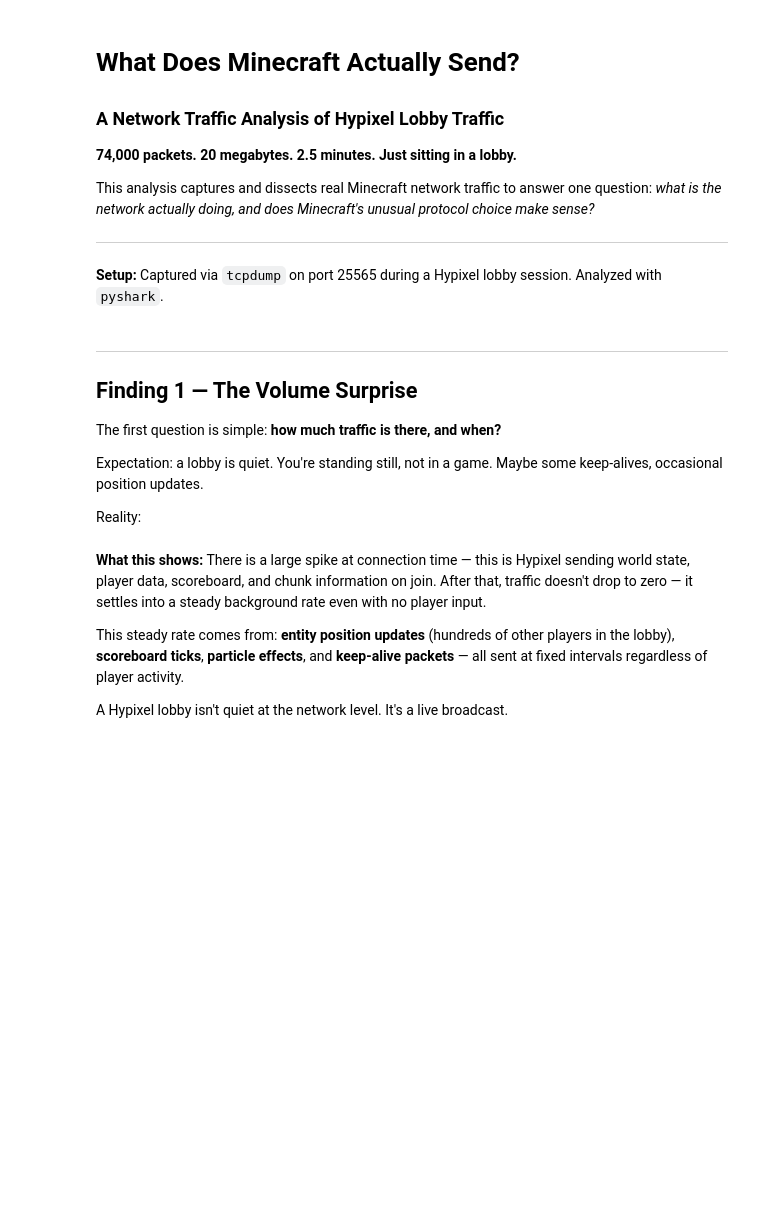
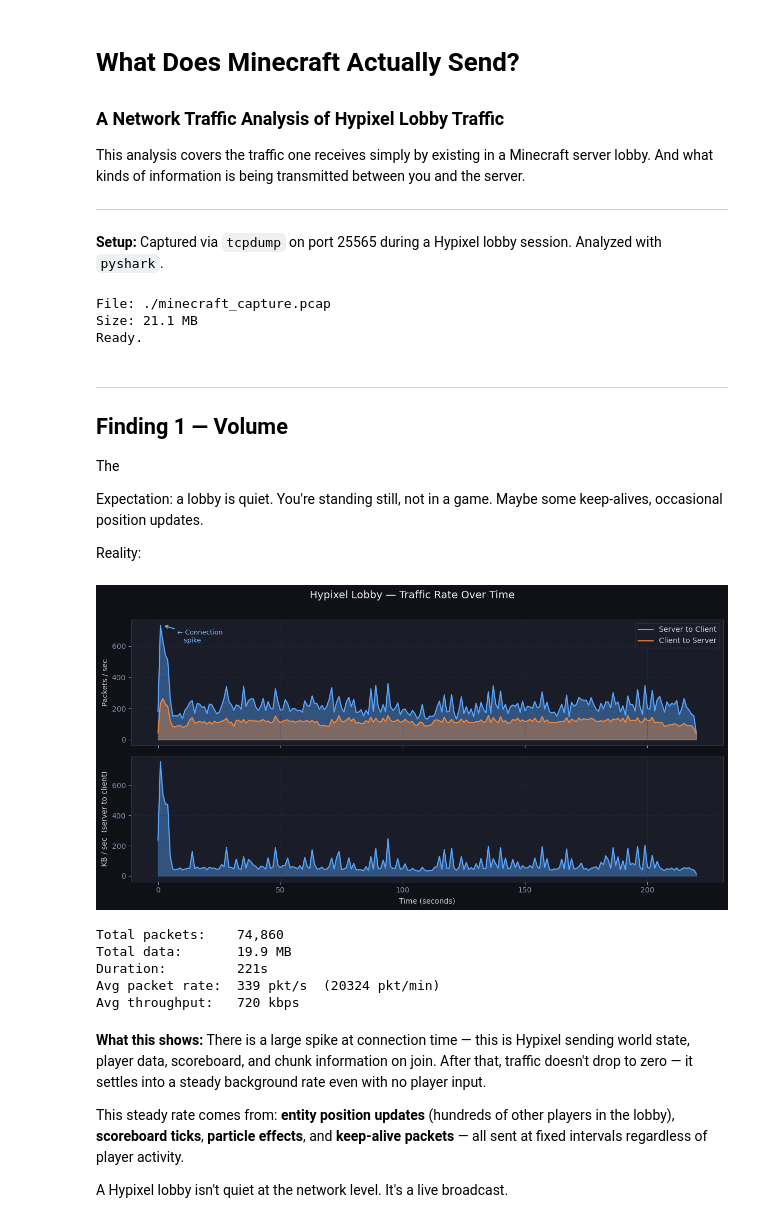
Before and after one commit to GregoryFan/ec441-assignments, a Jupyter notebook: final-project-minecraft/final_minecraft_presentation.ipynb, the cells around one changed output. Cells and saved outputs as stored; diff of their text form; code cells hidden in the pictures; blank space fills up the shorter version.

```diff
--- a/final-project-minecraft/final_minecraft_presentation.ipynb
+++ b/final-project-minecraft/final_minecraft_presentation.ipynb
@@ -2,9 +2,7 @@
 # What Does Minecraft Actually Send?
 ### A Network Traffic Analysis of Hypixel Lobby Traffic
 
-**74,000 packets. 20 megabytes. 2.5 minutes. Just sitting in a lobby.**
-
-This analysis captures and dissects real Minecraft network traffic to answer one question: *what is the network actually doing, and does Minecraft's unusual protocol choice make sense?*
+This analysis covers the traffic one receives simply by existing in a Minecraft server lobby. And what kinds of information is being transmitted between you and the server.
 
 ---
 **Setup:** Captured via `tcpdump` on port 25565 during a Hypixel lobby session. Analyzed with `pyshark`.
@@ -31,16 +29,20 @@ plt.rcParams.update({
 })
 
 TSHARK_PATH = '/Applications/Wireshark.app/Contents/MacOS/tshark'
-PCAP        = os.path.expanduser('~/Desktop/minecraft_capture.pcap')
+PCAP        = os.path.expanduser('./minecraft_capture.pcap')
 
 print(f"File: {PCAP}")
 print(f"Size: {os.path.getsize(PCAP)/1e6:.1f} MB")
 print("Ready.")
+# %% [output]
+File: ./minecraft_capture.pcap
+Size: 21.1 MB
+Ready.
 # %% [markdown]
 ---
-## Finding 1 — The Volume Surprise
+## Finding 1 — Volume
 
-The first question is simple: **how much traffic is there, and when?**
+The
 
 Expectation: a lobby is quiet. You're standing still, not in a game. Maybe some keep-alives, occasional position updates.
 
@@ -48,9 +50,12 @@ Reality:
 # %%
 cap = pyshark.FileCapture(PCAP, tshark_path=TSHARK_PATH)
 
-pps_c = defaultdict(int)   # client→server packets/sec
-pps_s = defaultdict(int)   # server→client packets/sec
-bps_s = defaultdict(int)   # server→client bytes/sec
+#client to server packets/sec
+pps_c = defaultdict(int)
+#server to client packet/sec
+pps_s = defaultdict(int)
+#server to client bytes/sec
+bps_s = defaultdict(int)
 total_pkts  = 0
 total_bytes = 0
 start_time  = None
@@ -78,37 +83,44 @@ secs = list(range(duration))
 # ── Plot ──
 fig, axes = plt.subplots(2, 1, figsize=(12, 6), sharex=True)
 fig.suptitle('Hypixel Lobby — Traffic Rate Over Time', fontsize=14, color='#e8ecf5', y=1.01)
 
 ax = axes[0]
 ax.fill_between(secs, [pps_s.get(s,0) for s in secs], alpha=0.4, color='#58a6ff')
-ax.plot(secs, [pps_s.get(s,0) for s in secs], color='#58a6ff', lw=1.5, label='Server → Client')
+ax.plot(secs, [pps_s.get(s,0) for s in secs], color='#58a6ff', lw=1.5, label='Server to Client')
 ax.fill_between(secs, [pps_c.get(s,0) for s in secs], alpha=0.4, color='#f0883e')
-ax.plot(secs, [pps_c.get(s,0) for s in secs], color='#f0883e', lw=1.5, label='Client → Server')
+ax.plot(secs, [pps_c.get(s,0) for s in secs], color='#f0883e', lw=1.5, label='Client to Server')
 ax.set_ylabel('Packets / sec')
 ax.legend(loc='upper right')
 ax.grid(True, alpha=0.4)
-ax.annotate('← Connection\n   spike', xy=(2, max(pps_s.get(s,0) for s in secs[:5])),
+ax.annotate('Connection\n   spike', xy=(2, max(pps_s.get(s,0) for s in secs[:5])),
             xytext=(8, max(pps_s.get(s,0) for s in secs[:5])*0.85),
             color='#79c0ff', fontsize=9,
             arrowprops=dict(arrowstyle='->', color='#79c0ff', lw=1.2))
 
 ax2 = axes[1]
 ax2.fill_between(secs, [bps_s.get(s,0)/1e3 for s in secs], alpha=0.4, color='#58a6ff')
 ax2.plot(secs, [bps_s.get(s,0)/1e3 for s in secs], color='#58a6ff', lw=1.5)
 ax2.set_xlabel('Time (seconds)')
-ax2.set_ylabel('KB / sec  (server→client)')
+ax2.set_ylabel('KB / sec  (server to client)')
 ax2.grid(True, alpha=0.4)
 
 plt.tight_layout()
 plt.savefig('finding1_volume.png', dpi=150, bbox_inches='tight', facecolor='#0f1117')
 plt.show()
 
 avg_pps = total_pkts / duration
 print(f"Total packets:    {total_pkts:,}")
 print(f"Total data:       {total_bytes/1e6:.1f} MB")
 print(f"Duration:         {duration}s")
 print(f"Avg packet rate:  {avg_pps:.0f} pkt/s  ({avg_pps*60:.0f} pkt/min)")
 print(f"Avg throughput:   {total_bytes*8/duration/1e3:.0f} kbps")
+# %% [output]
+[figure, added]
+Total packets:    74,860
+Total data:       19.9 MB
+Duration:         221s
+Avg packet rate:  339 pkt/s  (20324 pkt/min)
+Avg throughput:   720 kbps
 # %% [markdown]
 **What this shows:** There is a large spike at connection time — this is Hypixel sending world state, player data, scoreboard, and chunk information on join. After that, traffic doesn't drop to zero — it settles into a steady background rate even with no player input.
 
```
Also changed, not shown: parts of 4 cells of this notebook, 7 other files.
